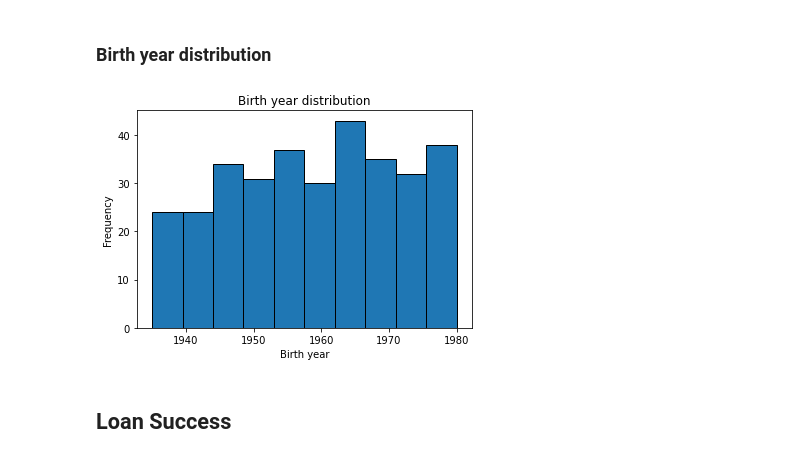
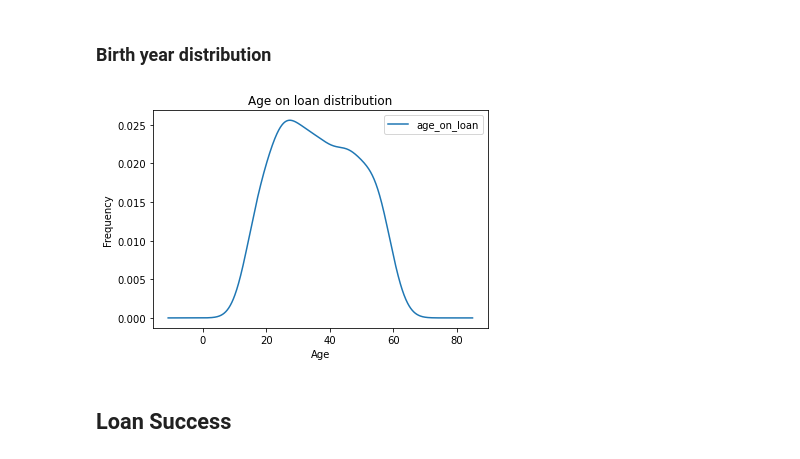
Before and after one commit to biam05/ac-feup, a Jupyter notebook: jupyters/graphs.ipynb, the cells around one changed output. Saved outputs shown, nothing was run; the diff lists cells and outputs as text; code cells hidden in the pictures.

```diff
--- a/jupyters/graphs.ipynb
+++ b/jupyters/graphs.ipynb
@@ -28,20 +31,24 @@ plt.show()
 [figure]
 # %% [markdown]
 ### Birth year distribution
-# %%
-birth_year = []
-for i in range(len(df)):
-    birth_year.append((int) (df["birth_number"][i][6:10]))
-
-plt.hist(birth_year, stacked=True, ec="black")
-
-plt.title("Birth year distribution")
-plt.xlabel("Birth year")
-plt.ylabel("Frequency")
-
-plt.show()
-# %% [output]
-[figure, removed]
+# %%
+columns = ["loan_date", "birth_number"]
+
+df_age = df.copy()
+
+for column in columns:
+    df_age[column] = df_age[column].apply(lambda x: datetime.datetime.strptime(x, '%d-%m-%Y').strftime('%Y')).astype(int)
+
+df_age = pd.DataFrame(df_age["loan_date"] - df_age["birth_number"], columns=["age_on_loan"])
+ax = df_age.plot.density()
+
+plt.title("Age on loan distribution")
+plt.xlabel("Age")
+plt.ylabel("Frequency")
+
+plt.show()
+# %% [output]
+[figure, added]
 # %% [markdown]
 ## Loan Success
 # %% [markdown]
```
Also changed, not shown: parts of 10 cells of this notebook.
